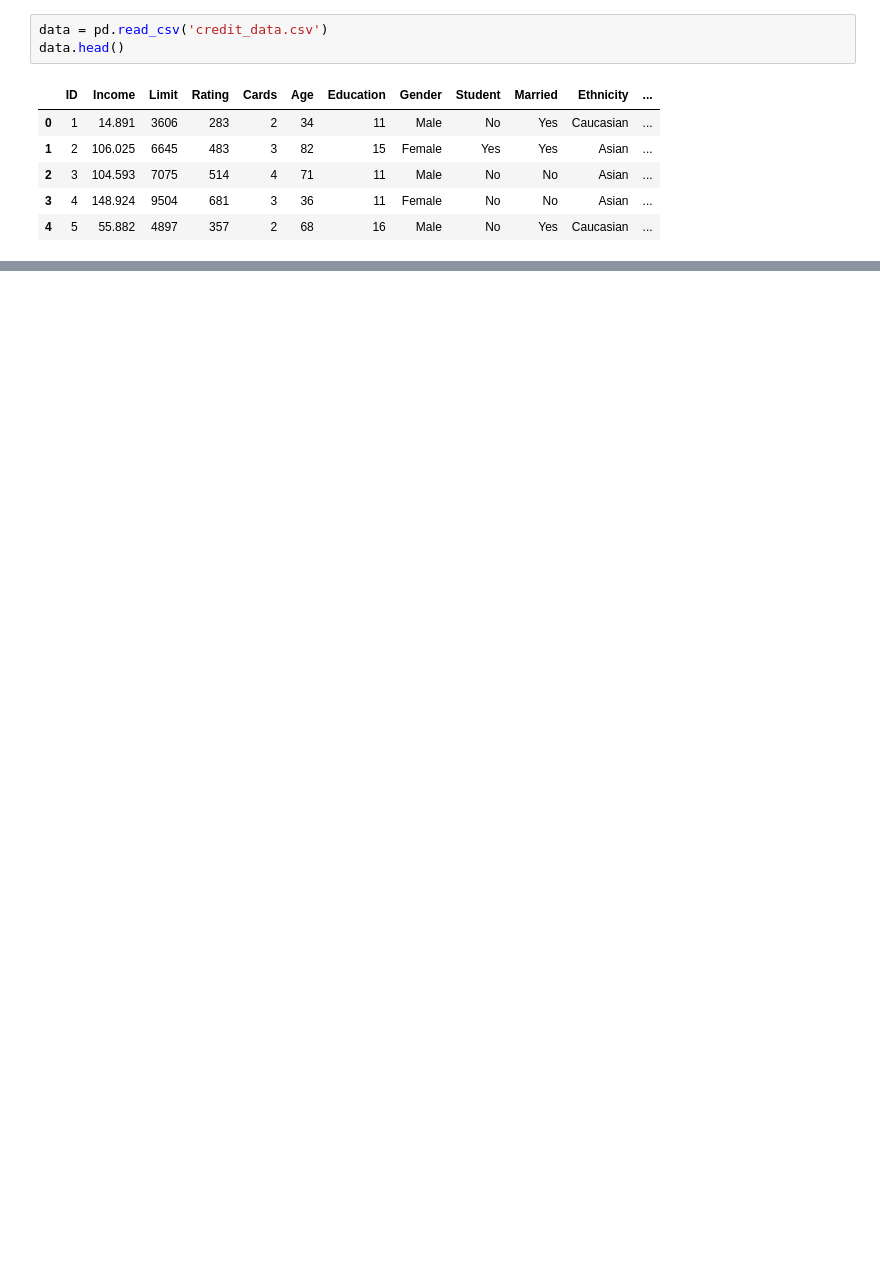
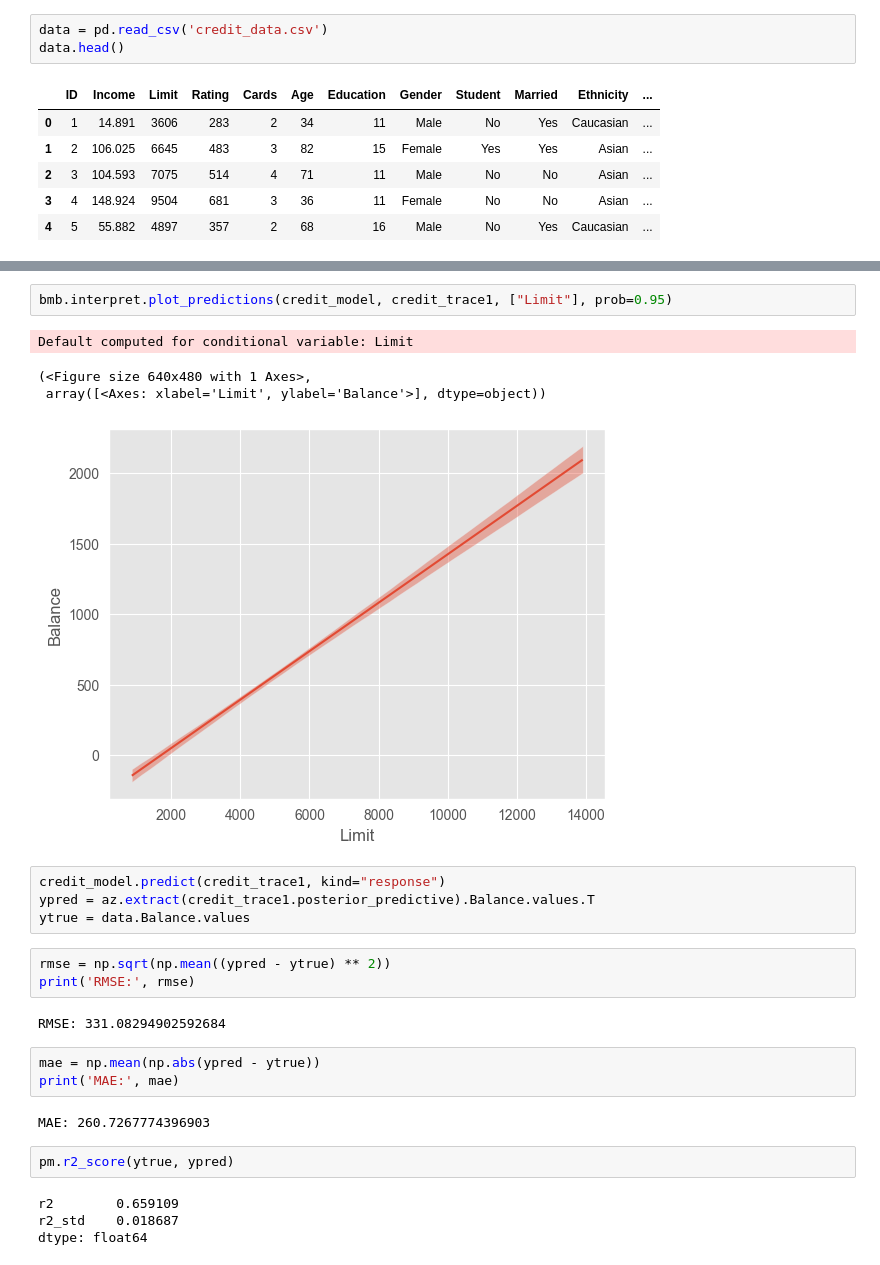
Before and after one commit to dave1b/TSM_BayMachLe, a Jupyter notebook: 06_week/Exercises/Exercise_week_6.ipynb, the cells around one changed output, grey strips where cells are left out. Saved outputs shown, nothing was run; the diff lists cells and outputs as text; blank space fills up the shorter version.

```diff
--- a/06_week/Exercises/Exercise_week_6.ipynb
+++ b/06_week/Exercises/Exercise_week_6.ipynb
@@ -53,0 +94,27 @@ linear_model_fit = linear_model.fit(draws=2000, tune=2000)
+# %%
+bmb.interpret.plot_predictions(credit_model, credit_trace1, ["Limit"], prob=0.95)
+# %% [output]
+Default computed for conditional variable: Limit
+(<Figure size 640x480 with 1 Axes>,
+ array([<Axes: xlabel='Limit', ylabel='Balance'>], dtype=object))
+[figure, added]
+# %%
+credit_model.predict(credit_trace1, kind="response")
+ypred = az.extract(credit_trace1.posterior_predictive).Balance.values.T
+ytrue = data.Balance.values
+# %%
+rmse = np.sqrt(np.mean((ypred - ytrue) ** 2))
+print('RMSE:', rmse)
+# %% [output]
+RMSE: 331.08294902592684
+# %%
+mae = np.mean(np.abs(ypred - ytrue))
+print('MAE:', mae)
+# %% [output]
+MAE: 260.7267774396903
+# %%
+pm.r2_score(ytrue, ypred)
+# %% [output]
+r2        0.659109
+r2_std    0.018687
+dtype: float64
```
Also changed, not shown: parts of 55 cells of this notebook, 1 other file.
